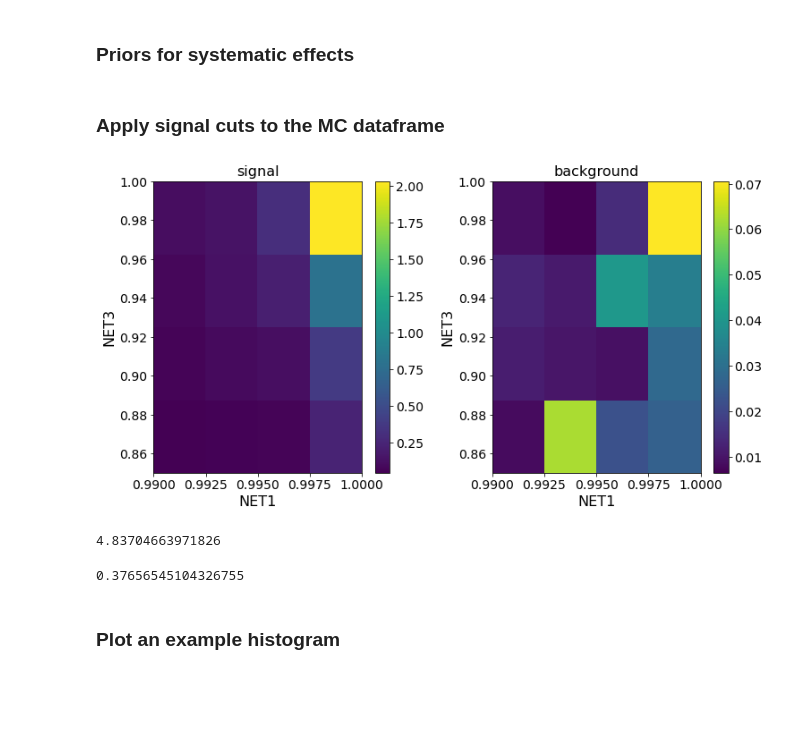
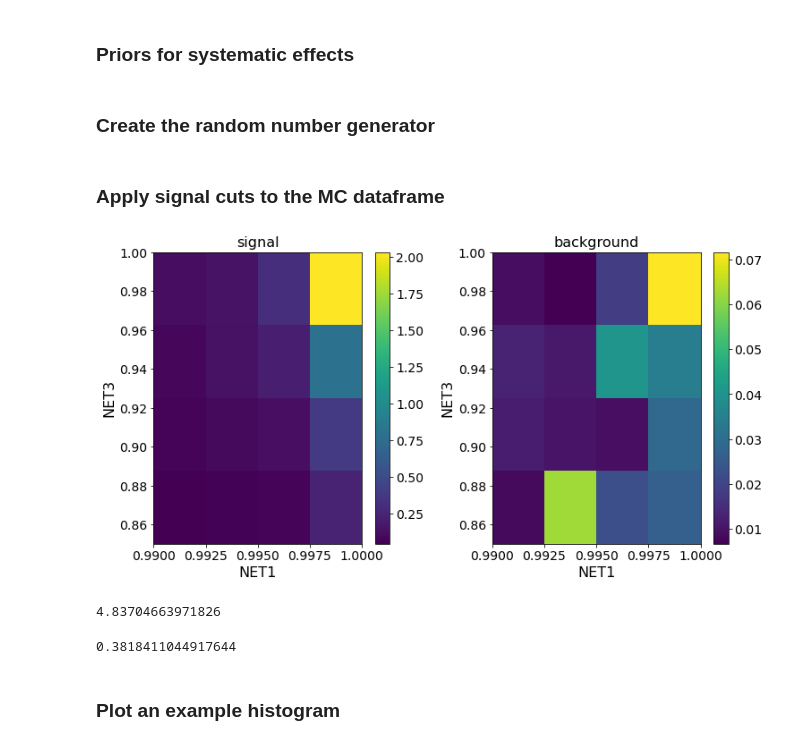
Before and after one commit to dpankova/DoublePulse, a Jupyter notebook: stat_analysis/atfienberg/nutau_flux_analysis_HESE.ipynb, the cells around one changed output. Saved outputs shown, nothing was run; the diff lists cells and outputs as text; code cells hidden in the pictures; blank space fills up the shorter version.

```diff
--- a/stat_analysis/atfienberg/nutau_flux_analysis_HESE.ipynb
+++ b/stat_analysis/atfienberg/nutau_flux_analysis_HESE.ipynb
@@ -18,7 +18,7 @@ plt.rcParams['axes.labelsize'] = 16
 plt.rcParams['axes.titlesize'] = 16
 plt.rcParams['legend.fontsize'] = 16
 # %%
-mc_df = pd.read_hdf('../../notebooks/atfienberg/nominal_new_sim_09_29_2021.h5', 'df')
+mc_df = pd.read_hdf('nominal_new_sim_09_29_2021.h5', 'df')
 # %% [markdown]
 ### Build signal and background templates
 # %%
@@ -47,15 +47,20 @@ astro_norm_mean = 1.0
 astro_norm_width = 0.3
 conv_norm_mean = 1.0
 conv_norm_width = 0.3
-prompt_norm_mean = 1.0
+prompt_norm_mean = 1
 prompt_norm_width = 0.3
 mg_norm_mean = 2.0
-mg_norm_width = 1.0
+mg_norm_width = 0.5
 
 # detector effects are: DOM eff, scat/abs
 syst_slopes = (0.6, 1)
 syst_widths = (0.1, 0.05)
 prior_types = ('uniform', 'norm')
+# %% [markdown]
+### Create the random number generator
+# %%
+SEED = 1234567
+rng = np.random.default_rng(SEED)
 # %% [markdown]
 ### Apply signal cuts to the MC dataframe
 # %%
@@ -67,23 +72,24 @@ net3_bins = np.linspace(sig_NET3, 1.0, n_bins_net3 + 1)
 # %%
 ana = Analysis(exp_df, livetime, net1_bins, net3_bins,
                astro_phi=ASTRO_PHI, astro_gamma=ASTRO_GAMMA,
                conv_model='honda2006',
                prompt_model='H3a_SIBYLL23C_pr',
                syst_slopes=syst_slopes,
                syst_widths=syst_widths,
                prior_types=prior_types,
                astro_norm_mean=astro_norm_mean,
                astro_norm_width=astro_norm_width,
                conv_norm_mean=conv_norm_mean,
                conv_norm_width=conv_norm_width,
                prompt_norm_mean=prompt_norm_mean,
                prompt_norm_width=prompt_norm_width,
                mg_norm_mean=mg_norm_mean,
-               mg_norm_width=mg_norm_width)
+               mg_norm_width=mg_norm_width,
+               rng=rng)
 ana.plot_templates()
 plt.gcf().savefig('HESE_templates.png', bbox_inches='tight')
 # %% [output]
-[figure, old version]
+[figure, new version]
 # %%
 ana.sig_hist.sum()
 # %% [output]
@@ -91,7 +97,7 @@ ana.sig_hist.sum()
 # %%
 ana.bg_hist.sum()
 # %% [output]
-0.37656545104326755
+0.3818411044917644
 # %% [markdown]
 ### Plot an example histogram
 # %%
```
Also changed, not shown: parts of 27 cells of this notebook, 3 other files.
